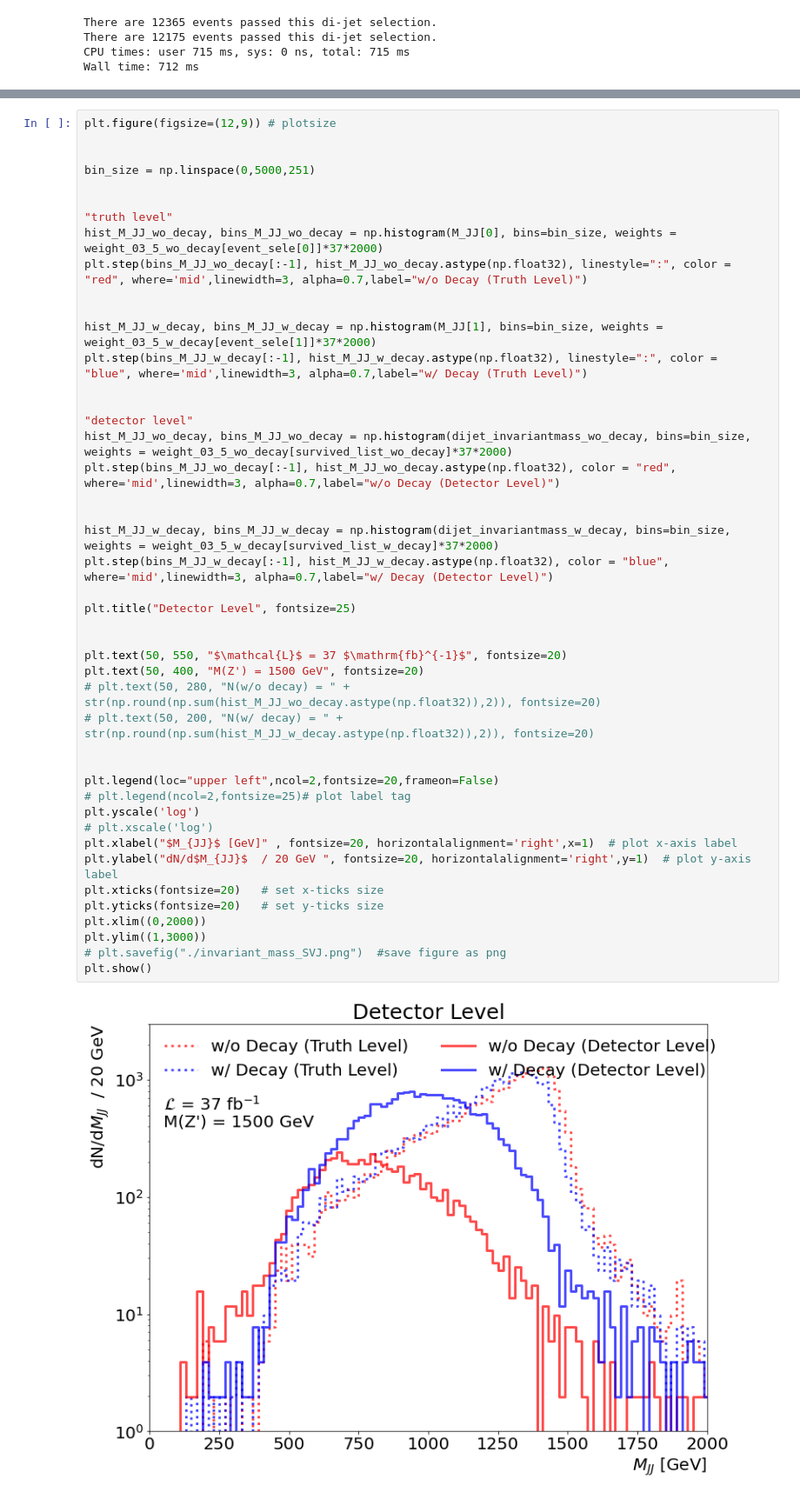
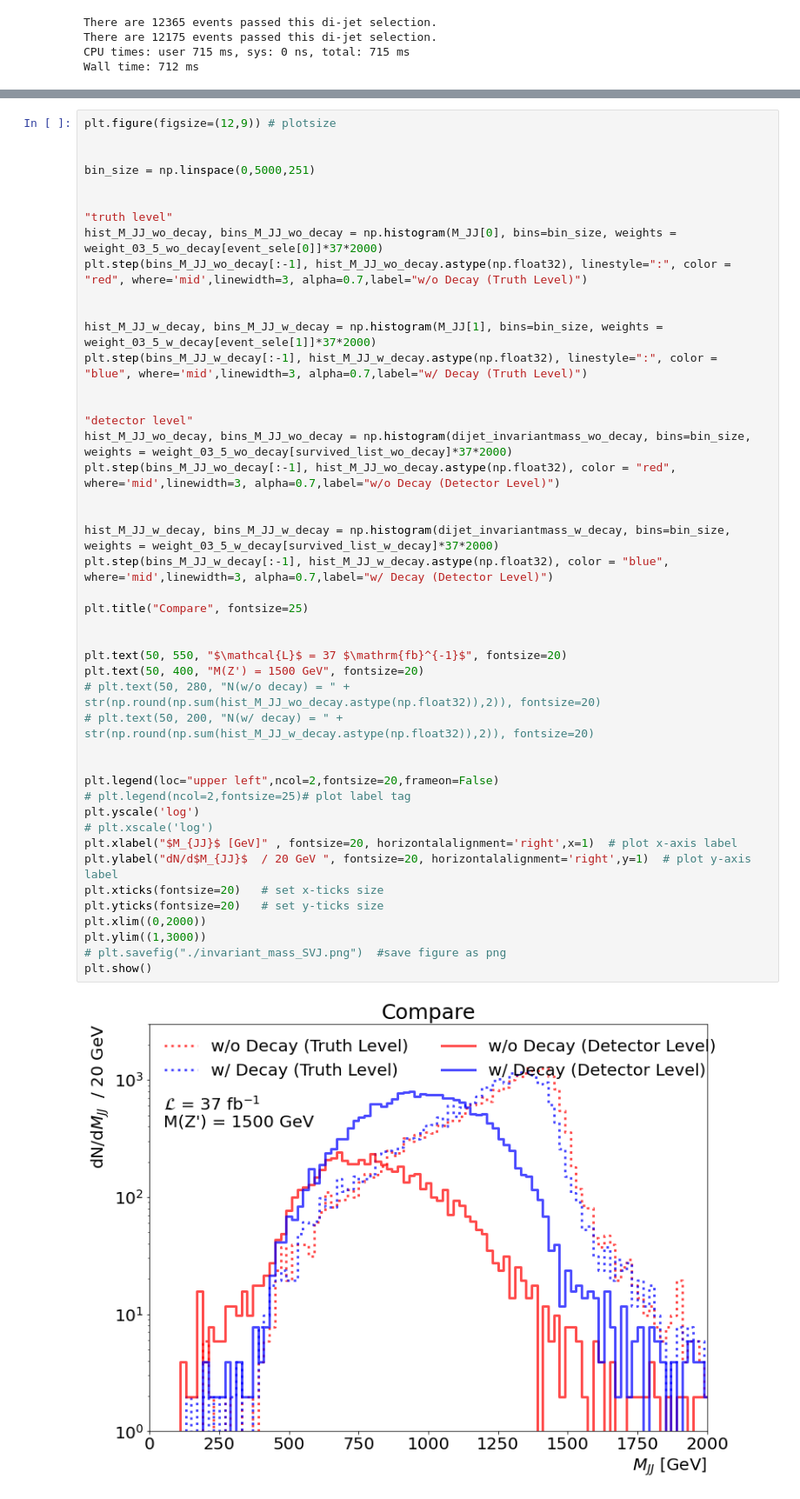
Before and after one commit to alan200276/SVJ_Study, a Jupyter notebook: stable_dark_meson_decay_test/Jet_Clustering.ipynb, the cells around one changed output, grey strips where cells are left out. Shown: that part at 87% size. Cells and saved outputs as stored; diff of their text form.

```diff
--- a/stable_dark_meson_decay_test/Jet_Clustering.ipynb
+++ b/stable_dark_meson_decay_test/Jet_Clustering.ipynb
@@ -518,32 +518,32 @@ plt.step(bins_M_JJ_w_decay[:-1], hist_M_JJ_w_decay.astype(np.float32), linestyle
 
 "detector level"
 hist_M_JJ_wo_decay, bins_M_JJ_wo_decay = np.histogram(dijet_invariantmass_wo_decay, bins=bin_size, weights = weight_03_5_wo_decay[survived_list_wo_decay]*37*2000)
 plt.step(bins_M_JJ_wo_decay[:-1], hist_M_JJ_wo_decay.astype(np.float32), color = "red", where='mid',linewidth=3, alpha=0.7,label="w/o Decay (Detector Level)")
 
 
 hist_M_JJ_w_decay, bins_M_JJ_w_decay = np.histogram(dijet_invariantmass_w_decay, bins=bin_size, weights = weight_03_5_w_decay[survived_list_w_decay]*37*2000)
 plt.step(bins_M_JJ_w_decay[:-1], hist_M_JJ_w_decay.astype(np.float32), color = "blue", where='mid',linewidth=3, alpha=0.7,label="w/ Decay (Detector Level)")
 
-plt.title("Detector Level", fontsize=25)
+plt.title("Compare", fontsize=25)
 
 
 plt.text(50, 550, "$\mathcal{L}$ = 37 $\mathrm{fb}^{-1}$", fontsize=20)
 plt.text(50, 400, "M(Z') = 1500 GeV", fontsize=20)
 # plt.text(50, 280, "N(w/o decay) = " + str(np.round(np.sum(hist_M_JJ_wo_decay.astype(np.float32)),2)), fontsize=20)
 # plt.text(50, 200, "N(w/ decay) = " + str(np.round(np.sum(hist_M_JJ_w_decay.astype(np.float32)),2)), fontsize=20)
 
 
 plt.legend(loc="upper left",ncol=2,fontsize=20,frameon=False)
 # plt.legend(ncol=2,fontsize=25)# plot label tag
 plt.yscale('log')
 # plt.xscale('log')
 plt.xlabel("$M_{JJ}$ [GeV]" , fontsize=20, horizontalalignment='right',x=1)  # plot x-axis label
 plt.ylabel("dN/d$M_{JJ}$  / 20 GeV ", fontsize=20, horizontalalignment='right',y=1)  # plot y-axis label
 plt.xticks(fontsize=20)   # set x-ticks size
 plt.yticks(fontsize=20)   # set y-ticks size
 plt.xlim((0,2000))
 plt.ylim((1,3000))
 # plt.savefig("./invariant_mass_SVJ.png")  #save figure as png
 plt.show()
 # %% [output]
-[figure, old version]
+[figure, new version]
```
